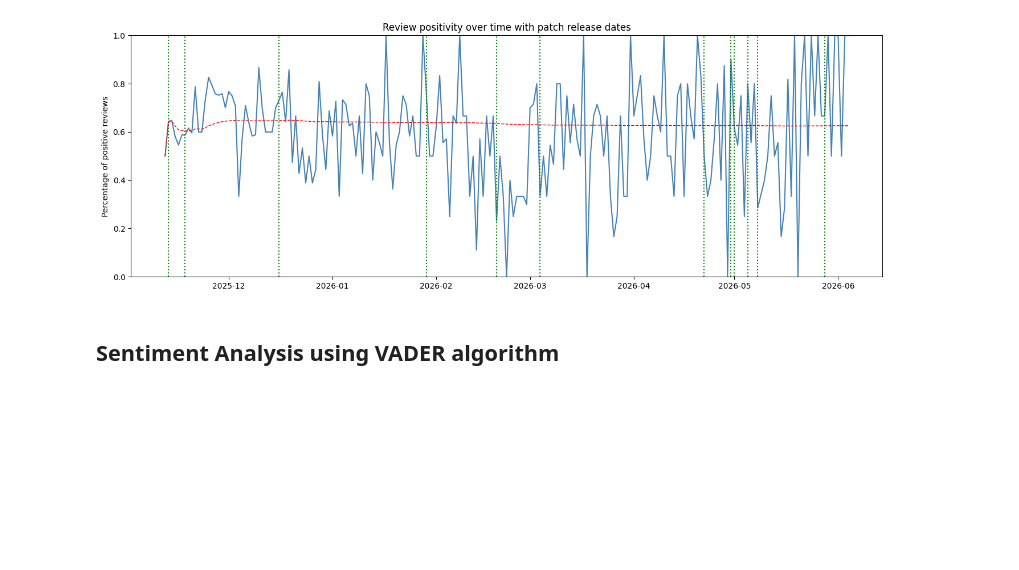
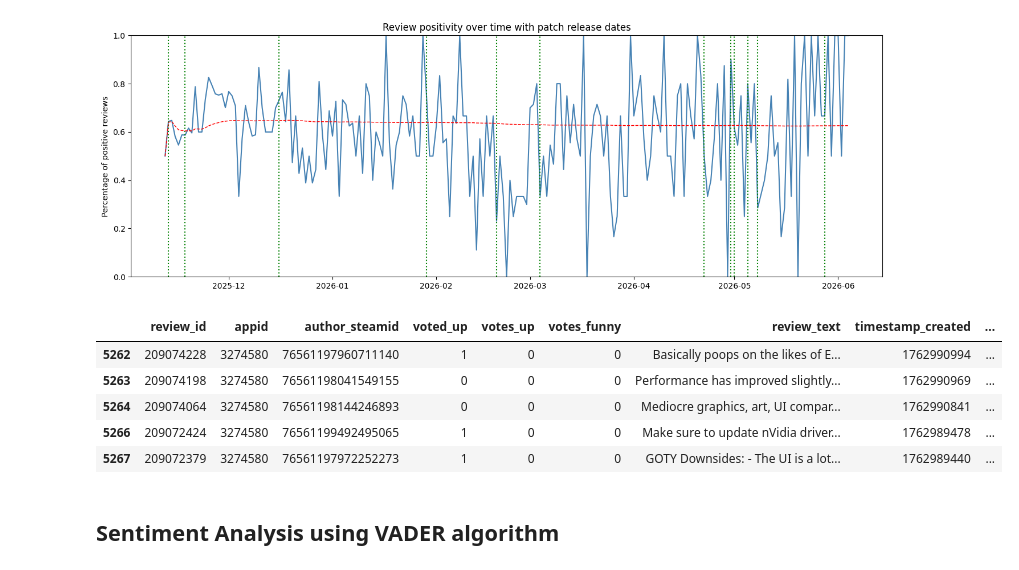
Before and after one commit to GabrielaTranslite/Sentiment_Analysis_Video_Games, a Jupyter notebook: sentiment_analysis.ipynb, the cells around one changed output. Saved outputs shown, nothing was run; the diff lists cells and outputs as text; code cells hidden in the pictures; blank space fills up the shorter version.

Commit message:
Added periods

```diff
--- a/sentiment_analysis.ipynb
+++ b/sentiment_analysis.ipynb
@@ -234,6 +234,28 @@ fig.tight_layout()
 plt.show()
 # %% [output]
 [figure]
+# %%
+# Adding specific periods between patch releases and announcements to table
+reviews['period'] = reviews.apply(lambda row:
+    '1.2' if row['publish_date'] < pd.Timestamp('2025-11-18') else
+    '1.2 Hotfix' if row['publish_date'] < pd.Timestamp('2025-12-16') else
+    '1.3' if row['publish_date'] < pd.Timestamp('2026-01-29') and row['publish_date'] >= pd.Timestamp('2025-12-16') else
+    '1.3.2' if row['publish_date'] < pd.Timestamp('2026-02-19') and row['publish_date'] >= pd.Timestamp('2026-01-29') else
+    '1.4 + Cosmetic DLC' if row['publish_date'] < pd.Timestamp('2026-03-04') and row['publish_date'] >= pd.Timestamp('2026-02-19') else
+    '1.4.1' if row['publish_date'] < pd.Timestamp('2026-04-22') and row['publish_date'] >= pd.Timestamp('2026-03-04') else
+    'Release Delay Announced' if row['publish_date'] < pd.Timestamp('2026-04-30') else
+    '1.5 + Paid DLC + Hotfix' if row['publish_date'] < pd.Timestamp('2026-04-30') and row['publish_date'] >= pd.Timestamp('2026-04-22') else
+    '1.5.1' if row['publish_date'] < pd.Timestamp('2026-05-08') and row['publish_date'] >= pd.Timestamp('2026-04-30') else
+    '1.5.2', axis=1)
+
+reviews.tail()
+# %% [output]
+|  | review_id | appid | author_steamid | voted_up | votes_up | votes_funny | review_text | timestamp_created | ... |
+| 5262 | 209074228 | 3274580 | 76561197960711140 | 1 | 0 | 0 | Basically poops on the likes of E... | 1762990994 | ... |
+| 5263 | 209074198 | 3274580 | 76561198041549155 | 0 | 0 | 0 | Performance has improved slightly... | 1762990969 | ... |
+| 5264 | 209074064 | 3274580 | 76561198144246893 | 0 | 0 | 0 | Mediocre graphics, art, UI compar... | 1762990841 | ... |
+| 5266 | 209072424 | 3274580 | 76561199492495065 | 1 | 0 | 0 | Make sure to update nVidia driver... | 1762989478 | ... |
+| 5267 | 209072379 | 3274580 | 76561197972252273 | 1 | 0 | 0 | GOTY Downsides: - The UI is a lot... | 1762989440 | ... |
 # %% [markdown]
 ## Sentiment Analysis using VADER algorithm
 # %%
```
